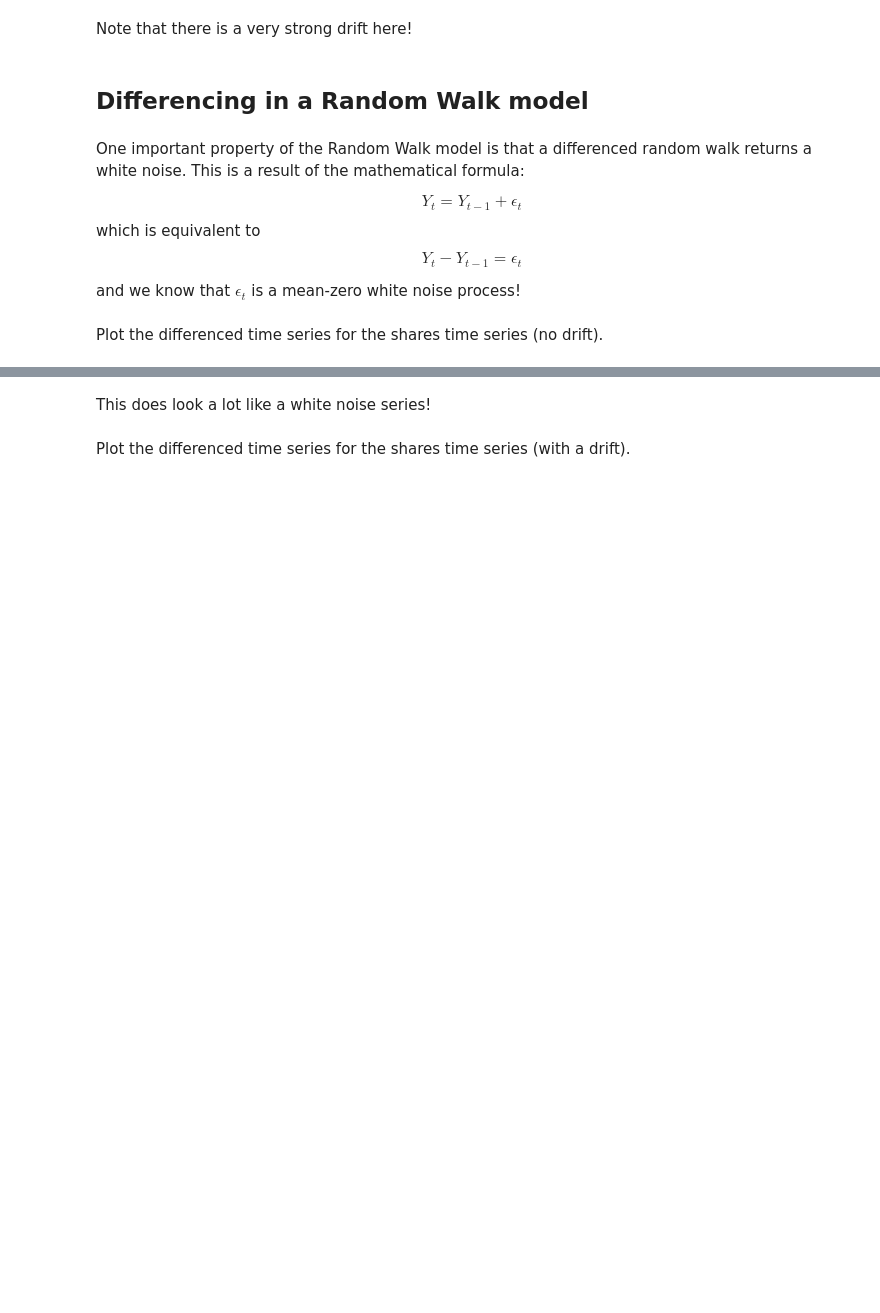
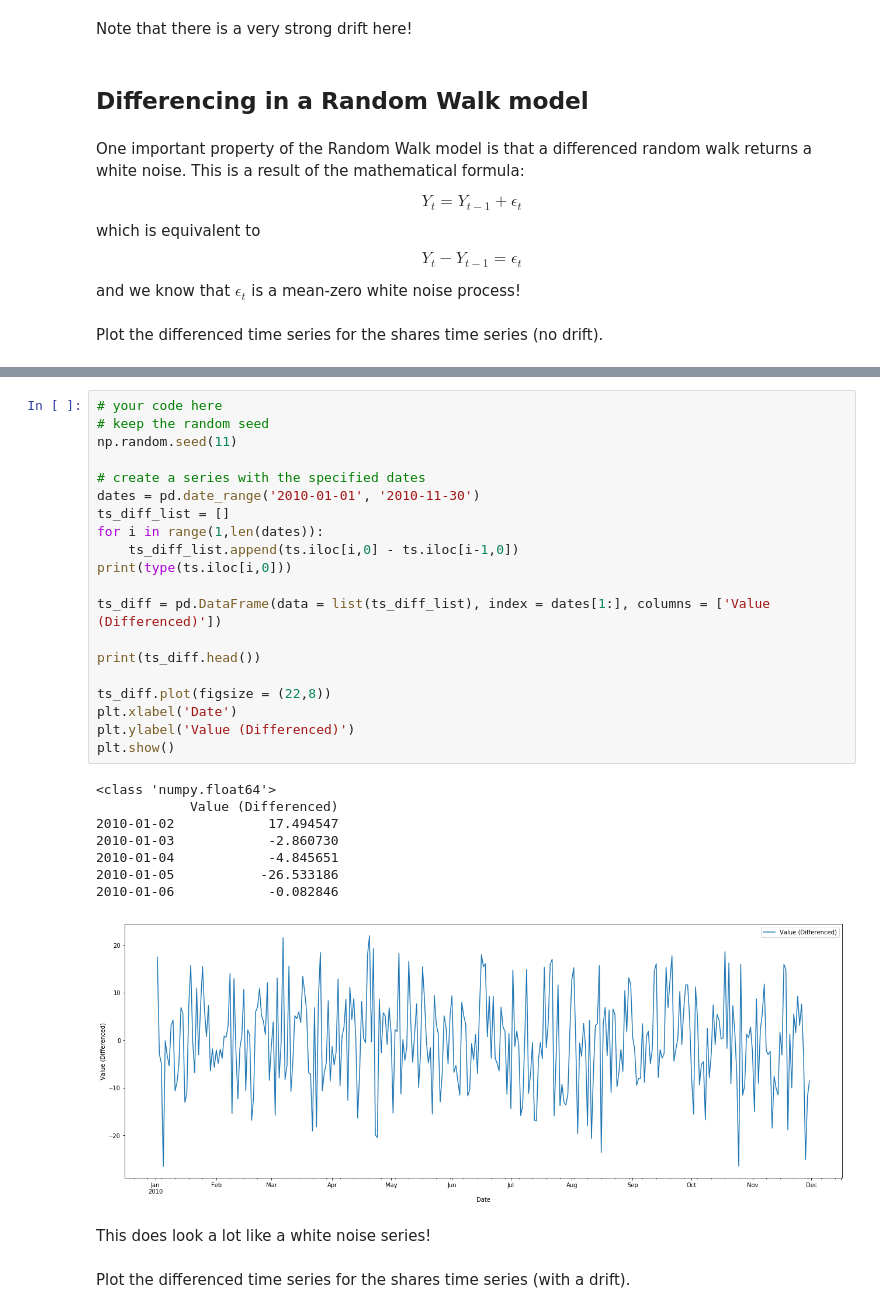
Before and after one commit to DavidBraslow/dsc-3-26-03-basic-time-series-models-lab-online-ds-sp-000, a Jupyter notebook: index.ipynb, the cells around one changed output, grey strips where cells are left out. Cells and saved outputs as stored; diff of their text form; blank space fills up the shorter version.

```diff
--- a/index.ipynb
+++ b/index.ipynb
@@ -176,3 +212,32 @@ Plot the differenced time series for the shares time series (no drift).
+# %%
+# your code here
+# keep the random seed
+np.random.seed(11)
+
+# create a series with the specified dates
+dates = pd.date_range('2010-01-01', '2010-11-30')
+ts_diff_list = []
+for i in range(1,len(dates)):
+    ts_diff_list.append(ts.iloc[i,0] - ts.iloc[i-1,0])
+print(type(ts.iloc[i,0]))
+
+ts_diff = pd.DataFrame(data = list(ts_diff_list), index = dates[1:], columns = ['Value (Differenced)'])
+
+print(ts_diff.head())
+
+ts_diff.plot(figsize = (22,8))
+plt.xlabel('Date')
+plt.ylabel('Value (Differenced)')
+plt.show()
+# %% [output]
+<class 'numpy.float64'>
+            Value (Differenced)
+2010-01-02            17.494547
+2010-01-03            -2.860730
+2010-01-04            -4.845651
+2010-01-05           -26.533186
+2010-01-06            -0.082846
+[figure, added]
 # %% [markdown]
 This does look a lot like a white noise series!
 # %% [markdown]
```
Also changed, not shown: parts of 12 cells of this notebook.
